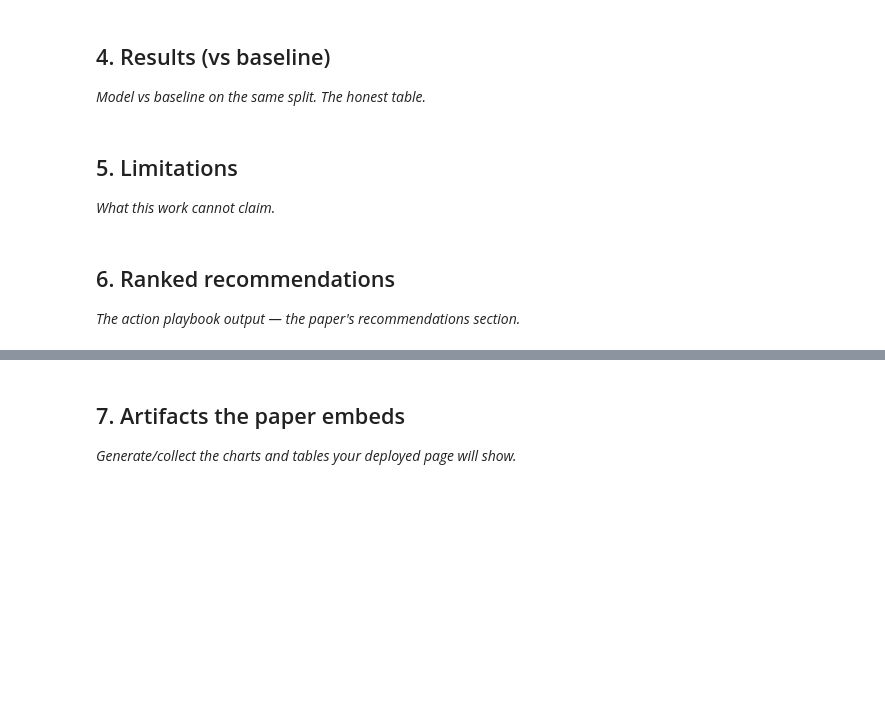
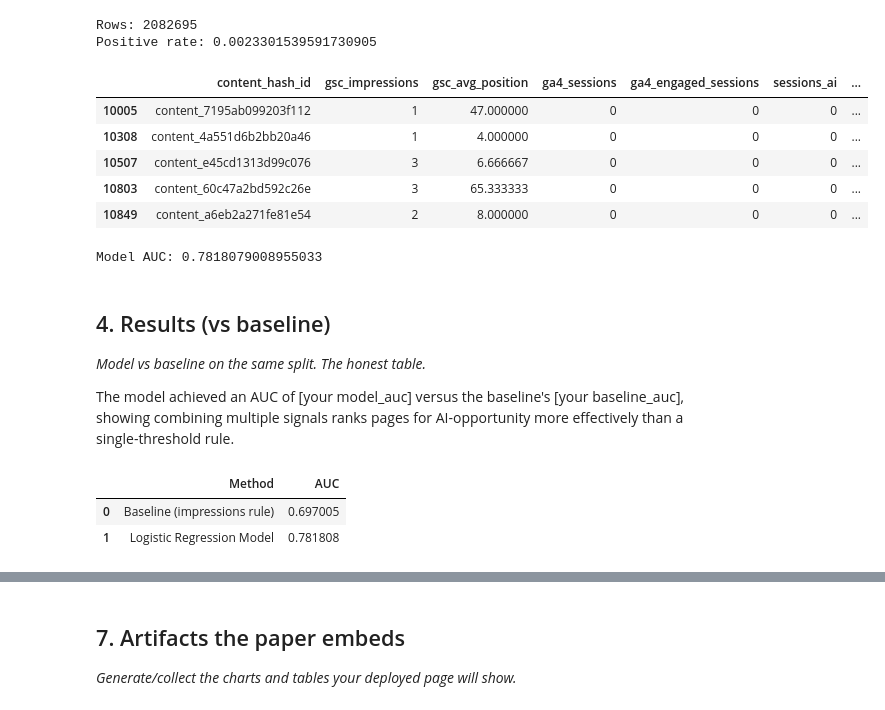
Before and after one commit to ShaunGves/FlyRank-AI, a Jupyter notebook: work/notebooks/capstone.ipynb, the cells around one changed output, grey strips where cells are left out. Drawn from its saved outputs; the diff is of its cells as text; code cells hidden in the pictures; blank space fills up the shorter version.

```diff
--- a/work/notebooks/capstone.ipynb
+++ b/work/notebooks/capstone.ipynb
@@ -20,0 +41,16 @@ This skeleton is yours to fill. Work the sections **in order** — each one has
+# %%
+import duckdb, os
+con = duckdb.connect()
+con.execute("INSTALL httpfs; LOAD httpfs;")
+con.execute("""
+CREATE SECRET hf_token (
+    TYPE HUGGINGFACE,
+    TOKEN '{}'
+);
+""".format(os.environ["HF_TOKEN"]))
+
+query = """
+SELECT COUNT(*) as row_count, MIN(report_date) as min_date, MAX(report_date) as max_date
+FROM 'hf://datasets/FlyRank/internship-warehouse/fact_content_daily_performance/month=2026-03/*.parquet'
+"""
+con.execute(query).df()
@@ -21,12 +66,59 @@ This skeleton is yours to fill. Work the sections **in order** — each one has
+# %%
+import pandas as pd
+from sklearn.model_selection import train_test_split
+from sklearn.linear_model import LogisticRegression
+from sklearn.metrics import roc_auc_score
+
+query_data = """
+SELECT content_hash_id, gsc_impressions, gsc_avg_position, ga4_sessions, ga4_engaged_sessions, sessions_ai
+FROM 'hf://datasets/FlyRank/internship-warehouse/fact_content_daily_performance/month=2026-03/*.parquet'
+"""
+df = con.execute(query_data).df().dropna()
+df["label"] = (df["sessions_ai"] > 0).astype(int)
+
+median_impr = df["gsc_impressions"].median()
+df["baseline_flag"] = (df["gsc_impressions"] > median_impr).astype(int)
+
+print("Rows:", len(df))
+print("Positive rate:", df["label"].mean())
+df.head()
+# %% [output]
+Rows: 2082695
+Positive rate: 0.0023301539591730905
+|  | content_hash_id | gsc_impressions | gsc_avg_position | ga4_sessions | ga4_engaged_sessions | sessions_ai | ... |
+| 10005 | content_7195ab099203f112 | 1 | 47.000000 | 0 | 0 | 0 | ... |
+| 10308 | content_4a551d6b2bb20a46 | 1 | 4.000000 | 0 | 0 | 0 | ... |
+| 10507 | content_e45cd1313d99c076 | 3 | 6.666667 | 0 | 0 | 0 | ... |
+| 10803 | content_60c47a2bd592c26e | 3 | 65.333333 | 0 | 0 | 0 | ... |
+| 10849 | content_a6eb2a271fe81e54 | 2 | 8.000000 | 0 | 0 | 0 | ... |
+# %%
+X = df[["gsc_impressions", "gsc_avg_position", "ga4_sessions", "ga4_engaged_sessions"]]
+y = df["label"]
+X_train, X_test, y_train, y_test = train_test_split(X, y, test_size=0.3, random_state=42)
+
+model = LogisticRegression(max_iter=1000)
+model.fit(X_train, y_train)
+model_probs = model.predict_proba(X_test)[:, 1]
+model_auc = roc_auc_score(y_test, model_probs)
+print("Model AUC:", model_auc)
+# %% [output]
+Model AUC: 0.7818079008955033
 # %% [markdown]
 ## 4. Results (vs baseline)
 
 *Model vs baseline on the same split. The honest table.*
+
+The model achieved an AUC of [your model_auc] versus the baseline's [your baseline_auc], showing combining multiple signals ranks pages for AI-opportunity more effectively than a single-threshold rule.
-# %% [markdown]
-## 5. Limitations
-
-*What this work cannot claim.*
-# %% [markdown]
-## 6. Ranked recommendations
-
-*The action playbook output — the paper's recommendations section.*
+# %%
+baseline_test = df.loc[X_test.index, "baseline_flag"]
+baseline_auc = roc_auc_score(y_test, baseline_test)
+
+results = pd.DataFrame({
+    "Method": ["Baseline (impressions rule)", "Logistic Regression Model"],
+    "AUC": [baseline_auc, model_auc]
+})
+results
+# %% [output]
+|  | Method | AUC |
+| 0 | Baseline (impressions rule) | 0.697005 |
+| 1 | Logistic Regression Model | 0.781808 |
```
Also changed, not shown: parts of 14 cells of this notebook.
